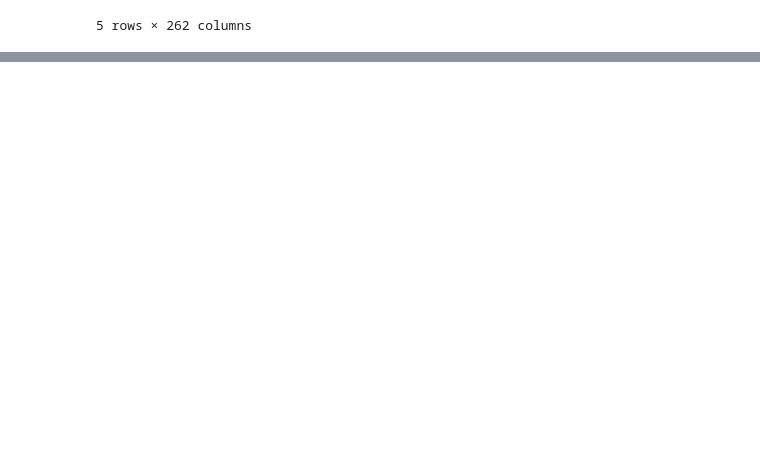
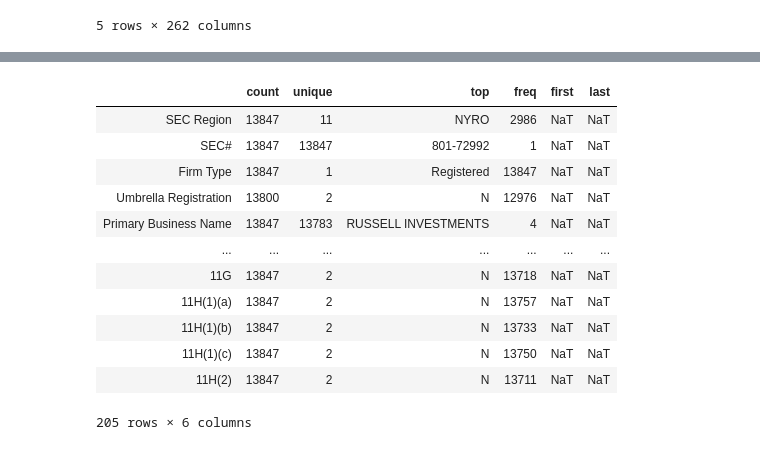
Before and after one commit to jbell1991/RIA-data, a Jupyter notebook: RIA-data.ipynb, the cells around one changed output, grey strips where cells are left out. Saved outputs shown, nothing was run; the diff lists cells and outputs as text; code cells hidden in the pictures; blank space fills up the shorter version.

```diff
--- a/RIA-data.ipynb
+++ b/RIA-data.ipynb
@@ -39,0 +97,16 @@ df.describe().T
+# %%
+df.describe(exclude=[np.number]).T
+# %% [output]
+|  | count | unique | top | freq | first | last |
+| SEC Region | 13847 | 11 | NYRO | 2986 | NaT | NaT |
+| SEC# | 13847 | 13847 | 801-72992 | 1 | NaT | NaT |
+| Firm Type | 13847 | 1 | Registered | 13847 | NaT | NaT |
+| Umbrella Registration | 13800 | 2 | N | 12976 | NaT | NaT |
+| Primary Business Name | 13847 | 13783 | RUSSELL INVESTMENTS | 4 | NaT | NaT |
+| ... | ... | ... | ... | ... | ... | ... |
+| 11G | 13847 | 2 | N | 13718 | NaT | NaT |
+| 11H(1)(a) | 13847 | 2 | N | 13757 | NaT | NaT |
+| 11H(1)(b) | 13847 | 2 | N | 13733 | NaT | NaT |
+| 11H(1)(c) | 13847 | 2 | N | 13750 | NaT | NaT |
+| 11H(2) | 13847 | 2 | N | 13711 | NaT | NaT |
+205 rows × 6 columns
```
Also changed, not shown: parts of 19 cells of this notebook.
